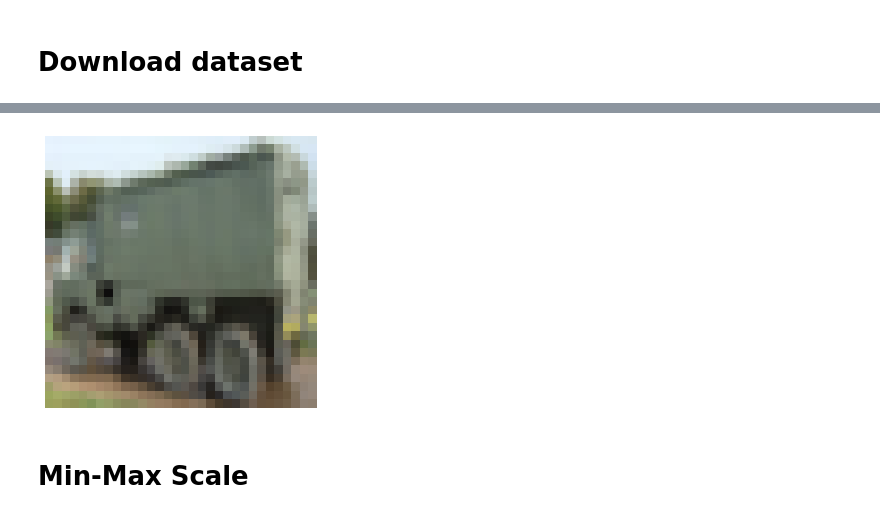
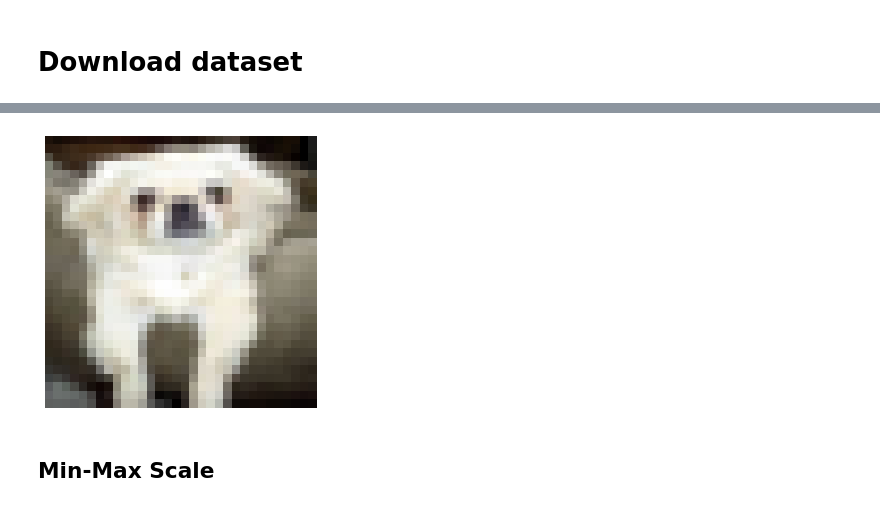
Before and after one commit to Kshitij09/fast_impl, a Jupyter notebook: nbs/preprocessing.ipynb, the cells around one changed output, grey strips where cells are left out. Drawn from its saved outputs; the diff is of its cells as text; code cells hidden in the pictures.

```diff
--- a/nbs/preprocessing.ipynb
+++ b/nbs/preprocessing.ipynb
@@ -13,11 +15,11 @@ fnames = get_image_files(path/'train')
 base_pipe = [PILImage.create,ToTensor,IntToFloatTensor]
 tls = TfmdLists(fnames,Pipeline(base_pipe))
 # %%
-tls[100].show(figsize=(5,5));
+tls[800].show(figsize=(5,5));
 # %% [output]
-[figure, old version]
+[figure, new version]
 # %% [markdown]
-# Min-Max Scale
+## Min-Max Scale
 # %%
 #export
 def min_max_scale(x:Tensor,min=0,max=1):
```
Also changed, not shown: parts of 51 cells of this notebook, 2 other files.
